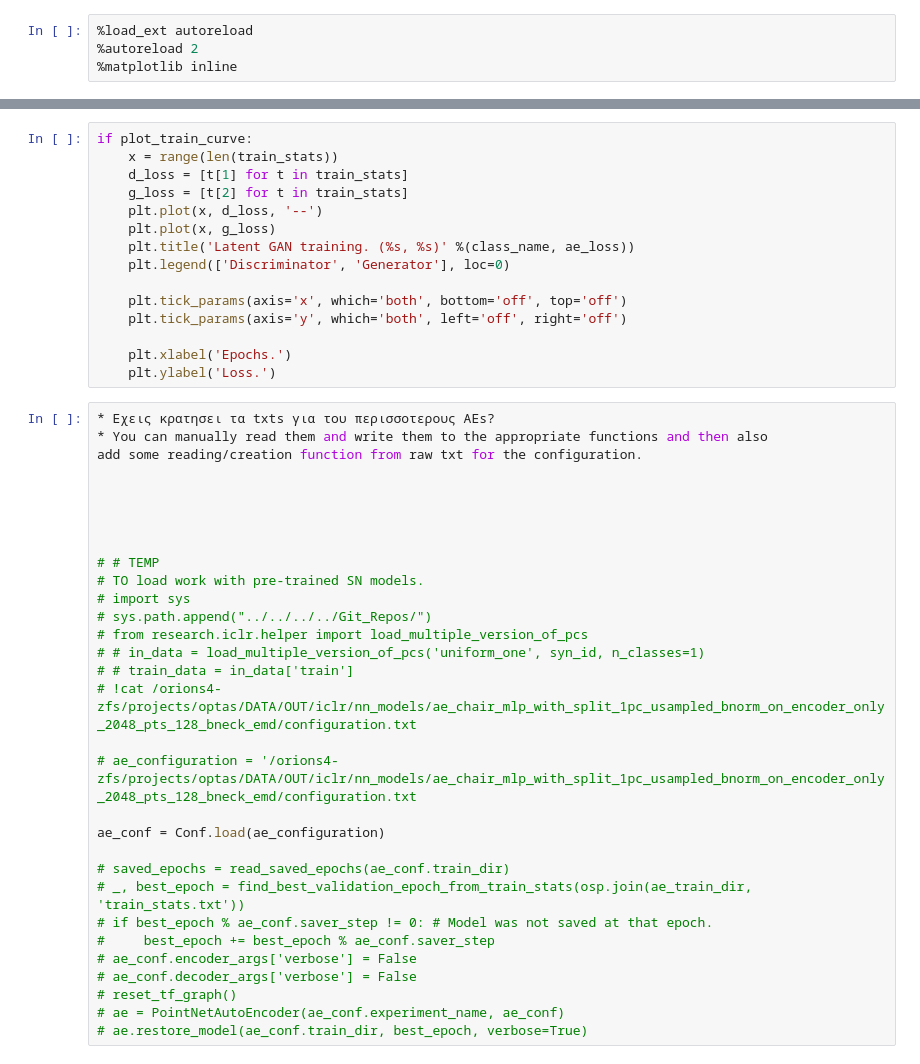
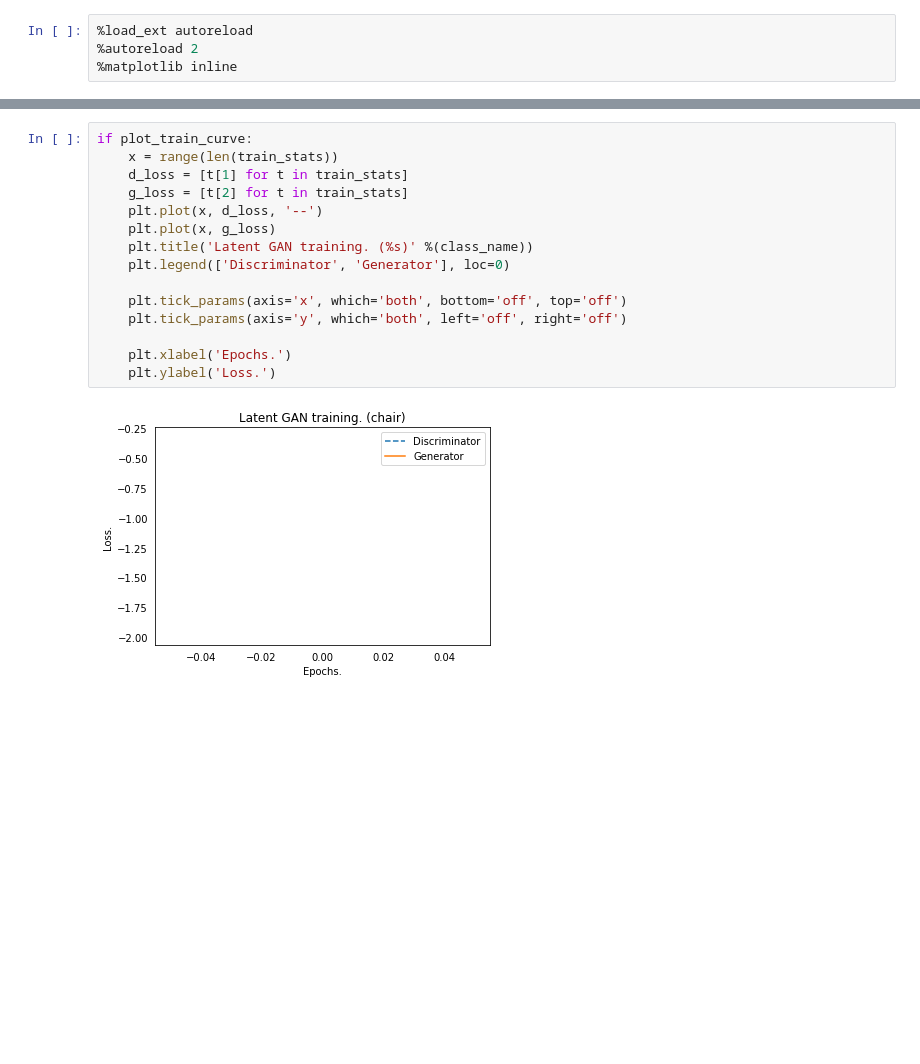
Before and after one commit to optas/latent_3d_points, a Jupyter notebook: notebooks/train_latent_gan.ipynb, the cells around one changed output, grey strips where cells are left out. Cells and saved outputs as stored; diff of their text form; blank space fills up the shorter version.

```diff
--- a/notebooks/train_latent_gan.ipynb
+++ b/notebooks/train_latent_gan.ipynb
@@ -158,46 +156,17 @@ for _ in range(max_epochs):
 # %%
 if plot_train_curve:
     x = range(len(train_stats))
     d_loss = [t[1] for t in train_stats]
     g_loss = [t[2] for t in train_stats]
     plt.plot(x, d_loss, '--')
     plt.plot(x, g_loss)
-    plt.title('Latent GAN training. (%s, %s)' %(class_name, ae_loss))
+    plt.title('Latent GAN training. (%s)' %(class_name))
     plt.legend(['Discriminator', 'Generator'], loc=0)
 
     plt.tick_params(axis='x', which='both', bottom='off', top='off')
     plt.tick_params(axis='y', which='both', left='off', right='off')
 
     plt.xlabel('Epochs.')
     plt.ylabel('Loss.')
+# %% [output]
+[figure, added]
-# %%
-* Εχεις κρατησει τα txts για του περισσοτερους AEs?
-* You can manually read them and write them to the appropriate functions and then also
-add some reading/creation function from raw txt for the configuration.
-
-
-
-
-
-# # TEMP
-# TO load work with pre-trained SN models.
-# import sys
-# sys.path.append("../../../../Git_Repos/")
-# from research.iclr.helper import load_multiple_version_of_pcs
-# # in_data = load_multiple_version_of_pcs('uniform_one', syn_id, n_classes=1)
-# # train_data = in_data['train']
-# !cat /orions4-zfs/projects/optas/DATA/OUT/iclr/nn_models/ae_chair_mlp_with_split_1pc_usampled_bnorm_on_encoder_only_2048_pts_128_bneck_emd/configuration.txt
-
-# ae_configuration = '/orions4-zfs/projects/optas/DATA/OUT/iclr/nn_models/ae_chair_mlp_with_split_1pc_usampled_bnorm_on_encoder_only_2048_pts_128_bneck_emd/configuration.txt
-
-ae_conf = Conf.load(ae_configuration)
-
-# saved_epochs = read_saved_epochs(ae_conf.train_dir)
-# _, best_epoch = find_best_validation_epoch_from_train_stats(osp.join(ae_train_dir, 'train_stats.txt'))
-# if best_epoch % ae_conf.saver_step != 0: # Model was not saved at that epoch.
-#     best_epoch += best_epoch % ae_conf.saver_step
-# ae_conf.encoder_args['verbose'] = False
-# ae_conf.decoder_args['verbose'] = False
-# reset_tf_graph()
-# ae = PointNetAutoEncoder(ae_conf.experiment_name, ae_conf)
-# ae.restore_model(ae_conf.train_dir, best_epoch, verbose=True)
```
Also changed, not shown: parts of 15 cells of this notebook, 8 other files.
